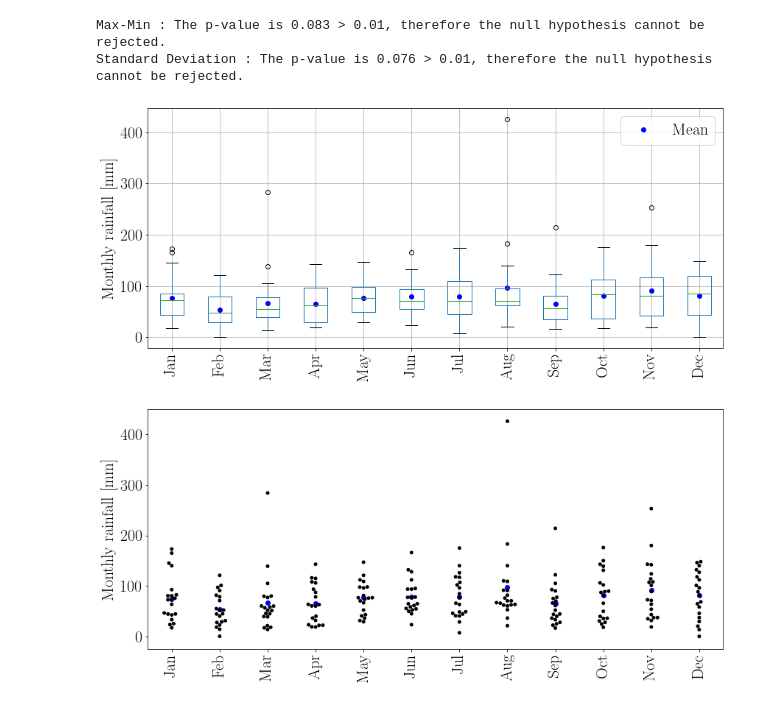
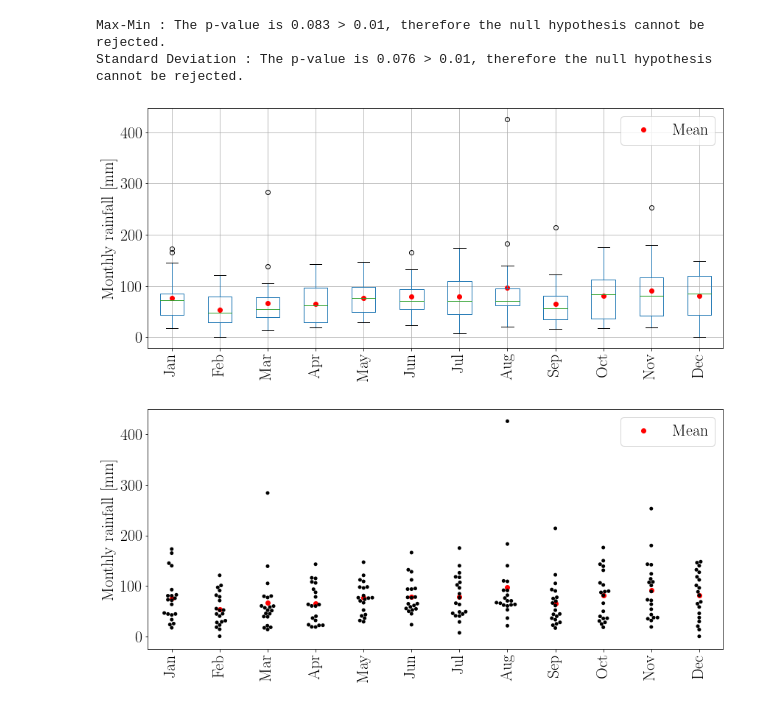
Before and after one commit to e-guenat/GVArainfall, a Jupyter notebook: MonthlyData_analysis.ipynb, the cells around one changed output. Drawn from its saved outputs; the diff is of its cells as text; code cells hidden in the pictures.

```diff
--- a/MonthlyData_analysis.ipynb
+++ b/MonthlyData_analysis.ipynb
@@ -110,25 +110,25 @@ Max-Min : The p-value is 0.083 > 0.01, therefore the null hypothesis cannot be r
 Standard Deviation : The p-value is 0.076 > 0.01, therefore the null hypothesis cannot be rejected.
 # %%
 plt.figure(figsize=(14,6))
-plt.plot(np.arange(1,13,1),df1.mean(axis=0),'bo',label='Mean')
+plt.plot(np.arange(1,13,1),df1.mean(axis=0),'ro',label='Mean')
 plt.legend()
 df1.boxplot(column=['1','2','3','4','5','6','7','8','9','10','11','12']);#, by = 'diagnosis');
 plt.xticks(np.arange(1,13,1), ['Jan', 'Feb', 'Mar', 'Apr', 'May', 'Jun', 'Jul', 'Aug', 'Sep', 'Oct', 'Nov', 'Dec'],rotation='vertical')
 plt.ylabel('Monthly rainfall [mm]')
 
 plt.show()
 # %% [output]
-[figure, old version]
+[figure, new version]
 # %%
 import seaborn as sns
 plt.figure(figsize=(14,6))
 sns.swarmplot(data=df1,color='k');#, by = 'diagnosis');
-plt.plot(np.arange(0,12,1),df1.mean(axis=0),'bo',label='Mean')
+plt.plot(np.arange(0,12,1),df1.mean(axis=0),'ro',label='Mean')
 #sns.violinplot(data=df1,markeredgecolor='k');#, by = 'diagnosis');
 #plt.xticks(np.arange(1,13,1), ['Jan', 'Feb', 'Mar', 'Apr', 'May', 'Jun', 'Jul', 'Aug', 'Sep', 'Oct', 'Nov', 'Dec'],rotation='vertical')
-plt.ylabel('Monthly rainfall [mm]')
+plt.legend()
 plt.xticks(np.arange(0,12,1), ['Jan', 'Feb', 'Mar', 'Apr', 'May', 'Jun', 'Jul', 'Aug', 'Sep', 'Oct', 'Nov', 'Dec'],rotation='vertical')
 plt.ylabel('Monthly rainfall [mm]')
 plt.show()
 # %% [output]
-[figure, old version]
+[figure, new version]
```
Also changed, not shown: 1 other file.
